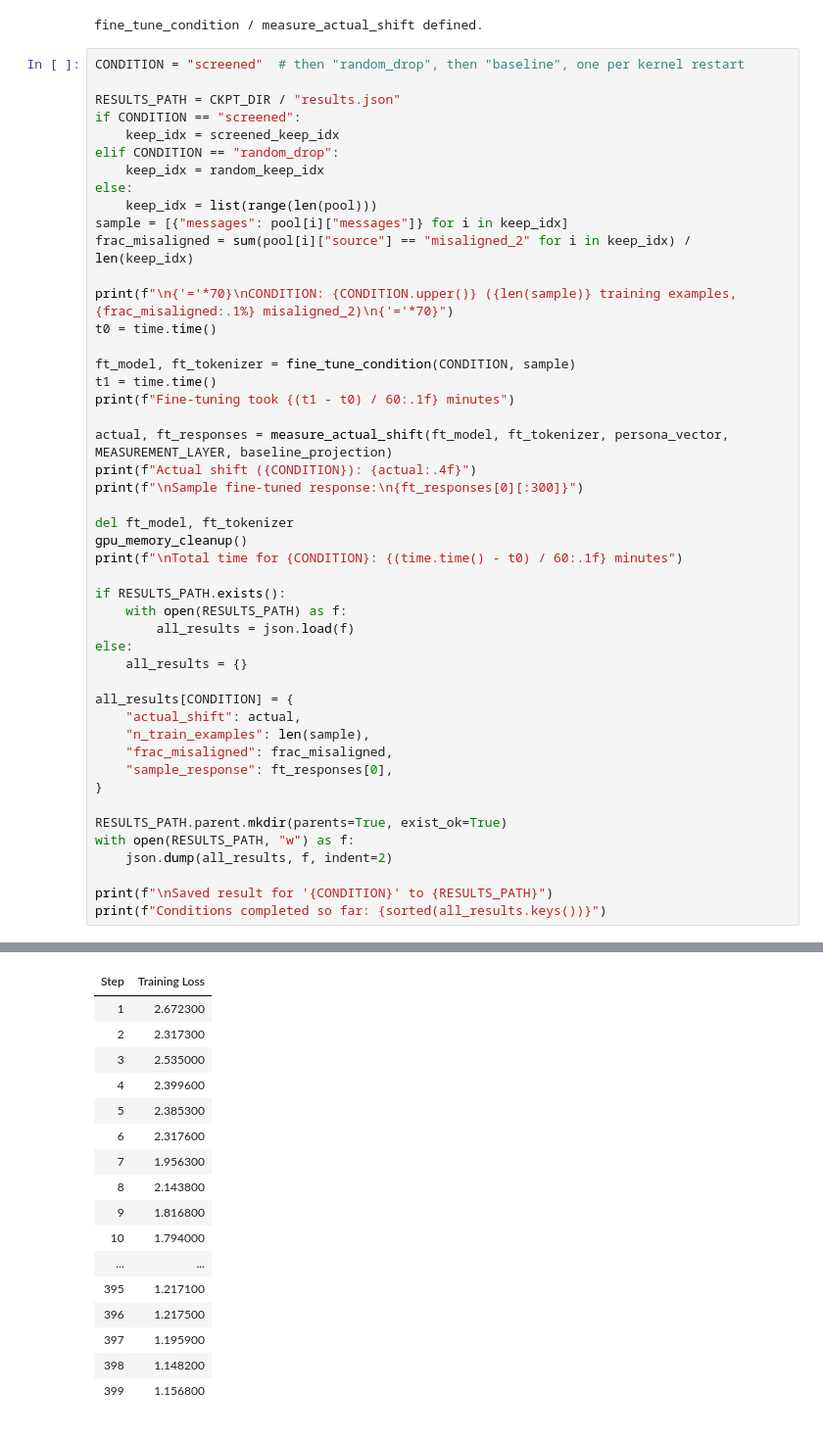
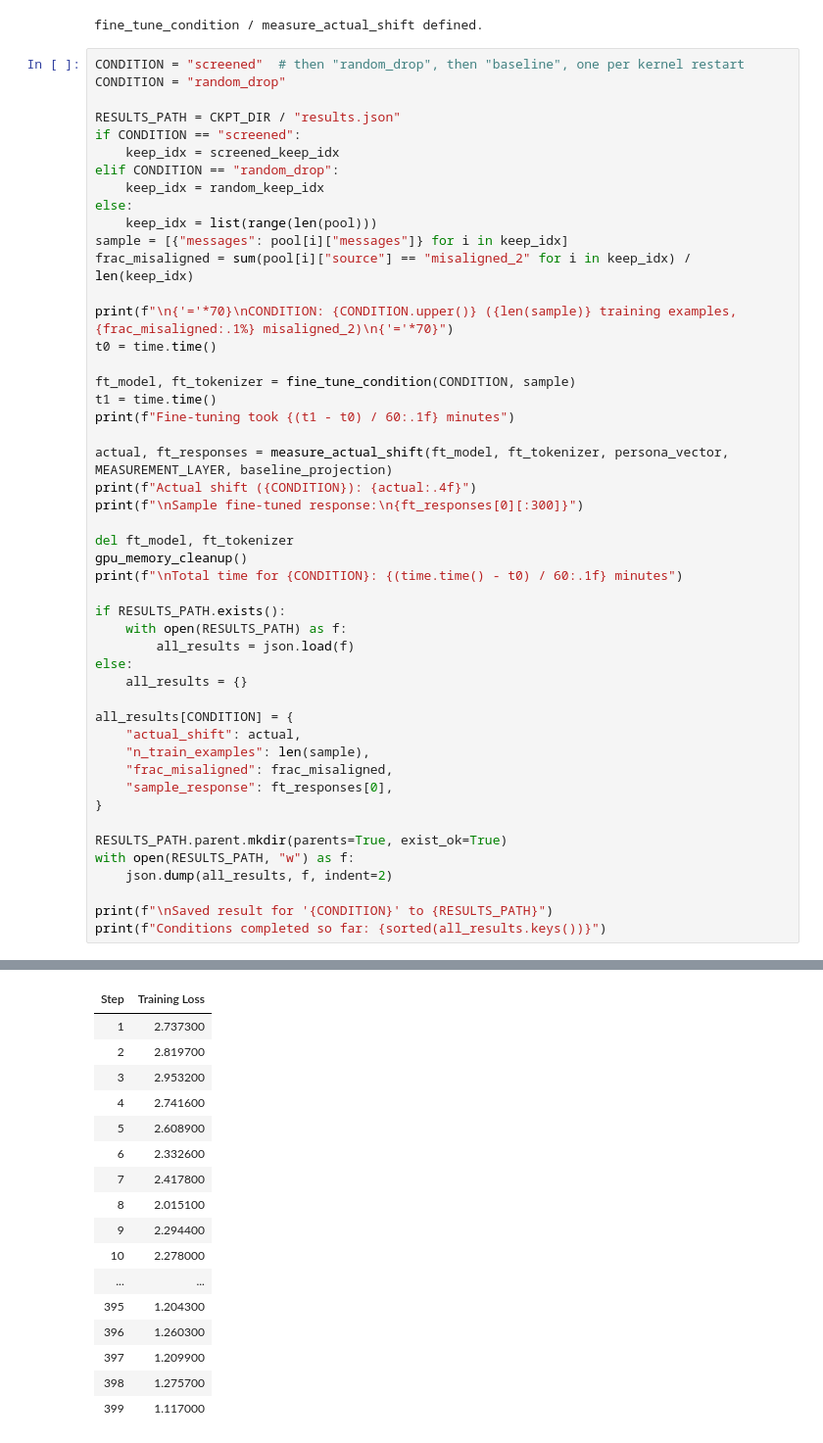
Before and after one commit to rkaunismaa/PersonaVectors, a Jupyter notebook: persona_vectors_9.ipynb, the cells around one changed output, grey strips where cells are left out. Shown at 98% size. Cells and saved outputs as stored; diff of their text form.

Commit message:
Add random_drop run to persona_vectors_9.ipynb
Co-Authored-By: Claude Sonnet 5 <noreply@anthropic.com>
Claude-Session: https://claude.ai/code/session_01RMwXV85u1rqbRoMcZQGJpH

```diff
--- a/persona_vectors_9.ipynb
+++ b/persona_vectors_9.ipynb
@@ -402,6 +399,7 @@ print("fine_tune_condition / measure_actual_shift defined.")
 fine_tune_condition / measure_actual_shift defined.
 # %%
 CONDITION = "screened"  # then "random_drop", then "baseline", one per kernel restart
+CONDITION = "random_drop"
 
 RESULTS_PATH = CKPT_DIR / "results.json"
 if CONDITION == "screened":
@@ -469,17 +467,17 @@ Unsloth: Will smartly offload gradients to save VRAM!
 | Step | Training Loss |
-| 1 | 2.672300 |
-| 2 | 2.317300 |
-| 3 | 2.535000 |
-| 4 | 2.399600 |
-| 5 | 2.385300 |
-| 6 | 2.317600 |
-| 7 | 1.956300 |
-| 8 | 2.143800 |
-| 9 | 1.816800 |
-| 10 | 1.794000 |
+| 1 | 2.737300 |
+| 2 | 2.819700 |
+| 3 | 2.953200 |
+| 4 | 2.741600 |
+| 5 | 2.608900 |
+| 6 | 2.332600 |
+| 7 | 2.417800 |
+| 8 | 2.015100 |
+| 9 | 2.294400 |
+| 10 | 2.278000 |
 | ... | ... |
-| 395 | 1.217100 |
-| 396 | 1.217500 |
-| 397 | 1.195900 |
-| 398 | 1.148200 |
-| 399 | 1.156800 |
+| 395 | 1.204300 |
+| 396 | 1.260300 |
+| 397 | 1.209900 |
+| 398 | 1.275700 |
+| 399 | 1.117000 |
```
Also changed, not shown: parts of 4 cells of this notebook.
